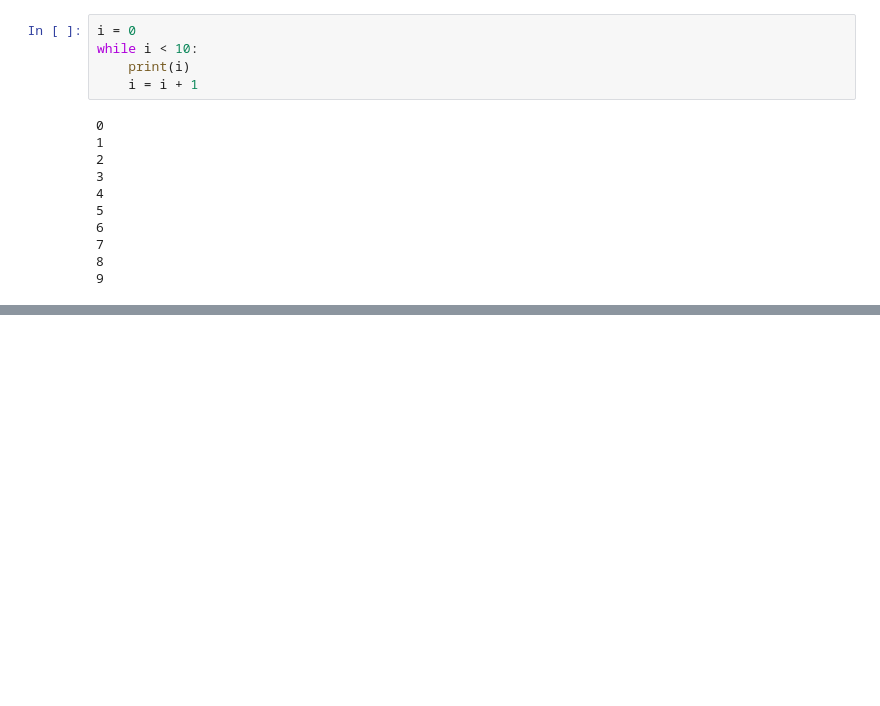
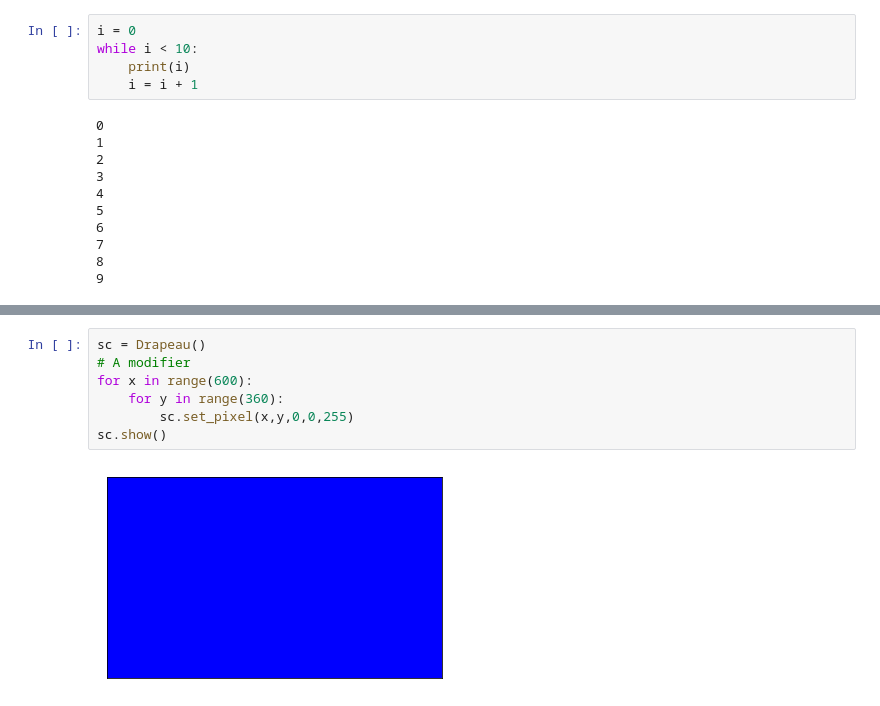
Before and after one commit to jcamponovo/Kaz, a Jupyter notebook: kaz3.ipynb, the cells around one changed output, grey strips where cells are left out. Cells and saved outputs as stored; diff of their text form; blank space fills up the shorter version.

```diff
--- a/kaz3.ipynb
+++ b/kaz3.ipynb
@@ -91,0 +115,9 @@ for x in range(600):
+# %%
+sc = Drapeau()
+# A modifier
+for x in range(600):
+    for y in range(360):
+        sc.set_pixel(x,y,0,0,255)
+sc.show()
+# %% [output]
+[figure, added]
```
Also changed, not shown: parts of 6 cells of this notebook.
